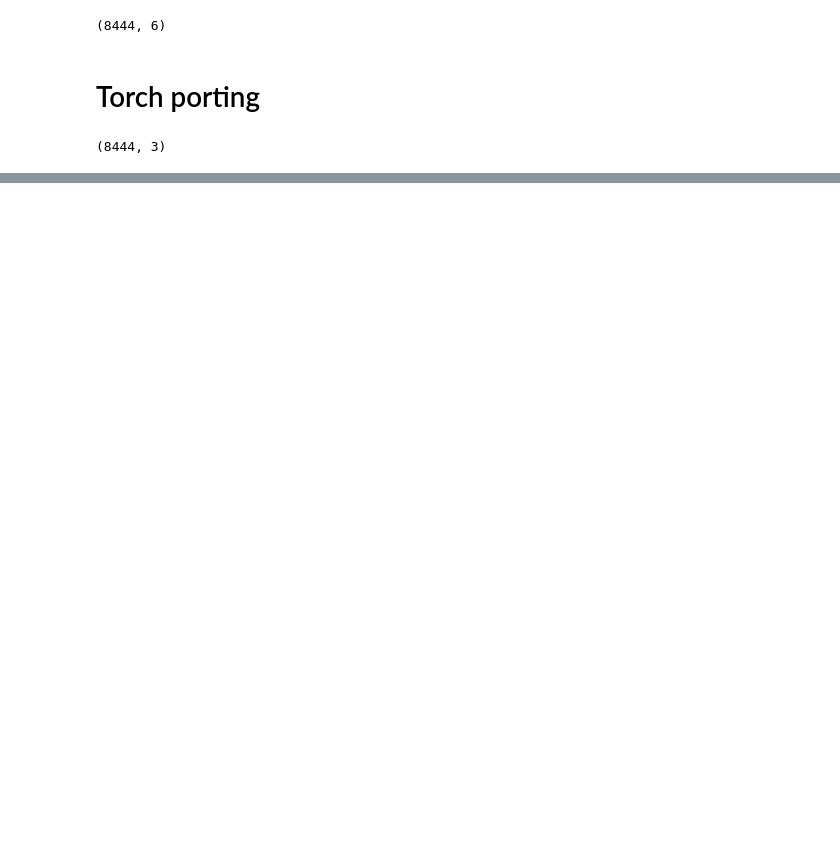
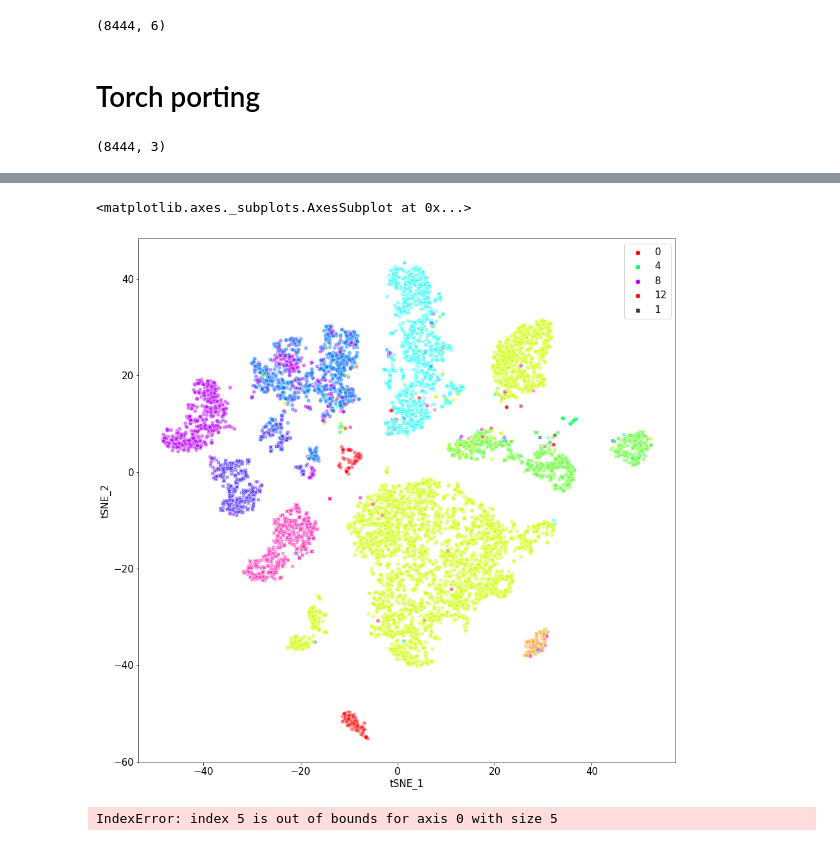
Before and after one commit to ch6845/dynamic-cell-classifier, a Jupyter notebook: 3_DCC.ipynb, the cells around one changed output, grey strips where cells are left out. Saved outputs shown, nothing was run; the diff lists cells and outputs as text; code cells hidden in the pictures; blank space fills up the shorter version.

```diff
--- a/3_DCC.ipynb
+++ b/3_DCC.ipynb
@@ -517,0 +604,20 @@ optimizer = optim.Adam(model.parameters(),lr=LR)#,betas=(0.92, 0.999))
+# %%
+import seaborn as sns
+
+plt.rcParams["figure.figsize"] = (15,15)
+plt.rcParams["font.size"] = 15
+plt.rcParams['font.family']='Arial'
+
+
+plot_value=np.argmax(gamma_new.cpu().numpy(),axis=1)
+#np.argmax(Poisson_Function_Nomask.apply(batch_Y,batch_X,batch_s,model.delta_log,model.beta,"gamma").detach().cpu().numpy(),axis=1)
+
+sns.scatterplot(x="tSNE_1", y="tSNE_2",hue=plot_value,style=np.array((list(range(0,2))*30))[plot_value],
+                data=exp_data_meta,s=40,palette=plt.cm.hsv,alpha=0.5)#,linewidth=0.3)
+# %% [output]
+<matplotlib.axes._subplots.AxesSubplot at 0x...>
+[figure, added]
+# %%
+np.median(np.array(time_list).T[5])
+# %% [output]
+IndexError: index 5 is out of bounds for axis 0 with size 5
```
Also changed, not shown: parts of 48 cells of this notebook, 51 other files.
